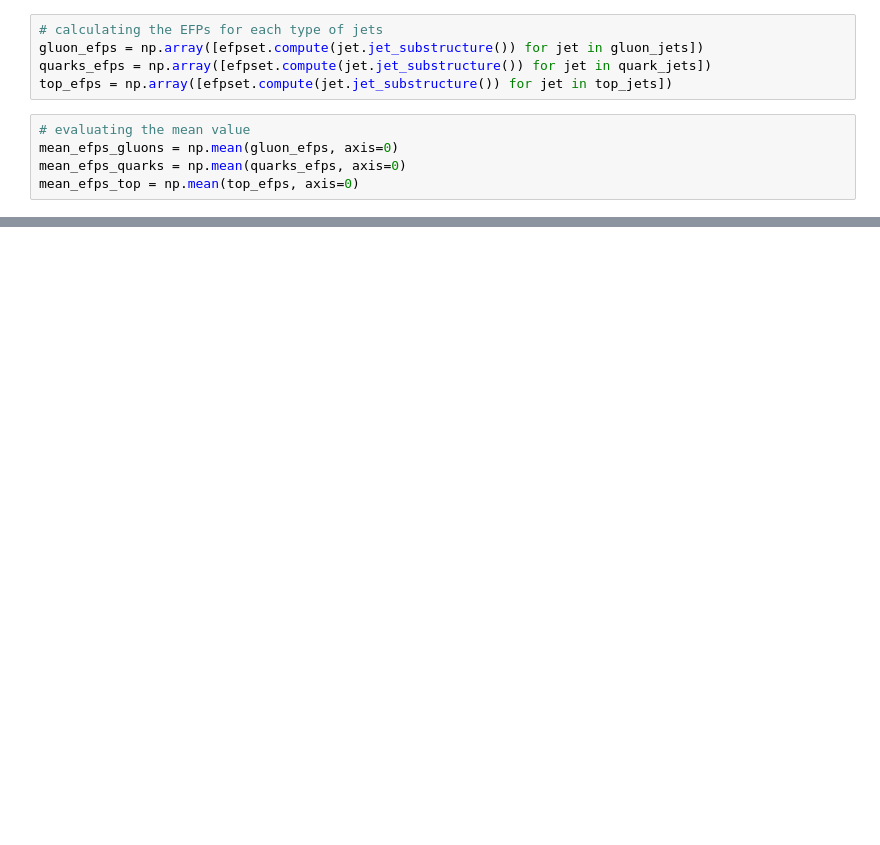
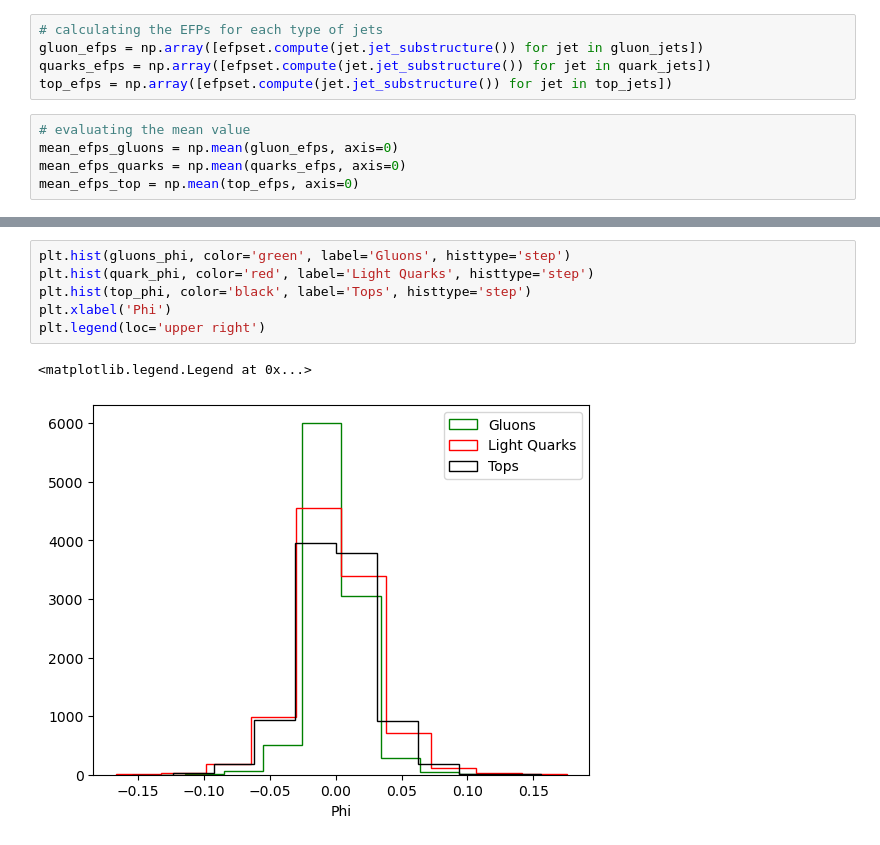
Before and after one commit to mathmartines/JetTagging, a Jupyter notebook: DataExploration/Matheus.ipynb, the cells around one changed output, grey strips where cells are left out. Drawn from its saved outputs; the diff is of its cells as text; blank space fills up the shorter version.

```diff
--- a/DataExploration/Matheus.ipynb
+++ b/DataExploration/Matheus.ipynb
@@ -148,0 +160,9 @@ Avg EFP top: 0.03998023845808227
+# %%
+plt.hist(gluons_phi, color='green', label='Gluons', histtype='step')
+plt.hist(quark_phi, color='red', label='Light Quarks', histtype='step')
+plt.hist(top_phi, color='black', label='Tops', histtype='step')
+plt.xlabel('Phi')
+plt.legend(loc='upper right')
+# %% [output]
+<matplotlib.legend.Legend at 0x...>
+[figure, added]
```
Also changed, not shown: parts of 20 cells of this notebook, 2 other files.
